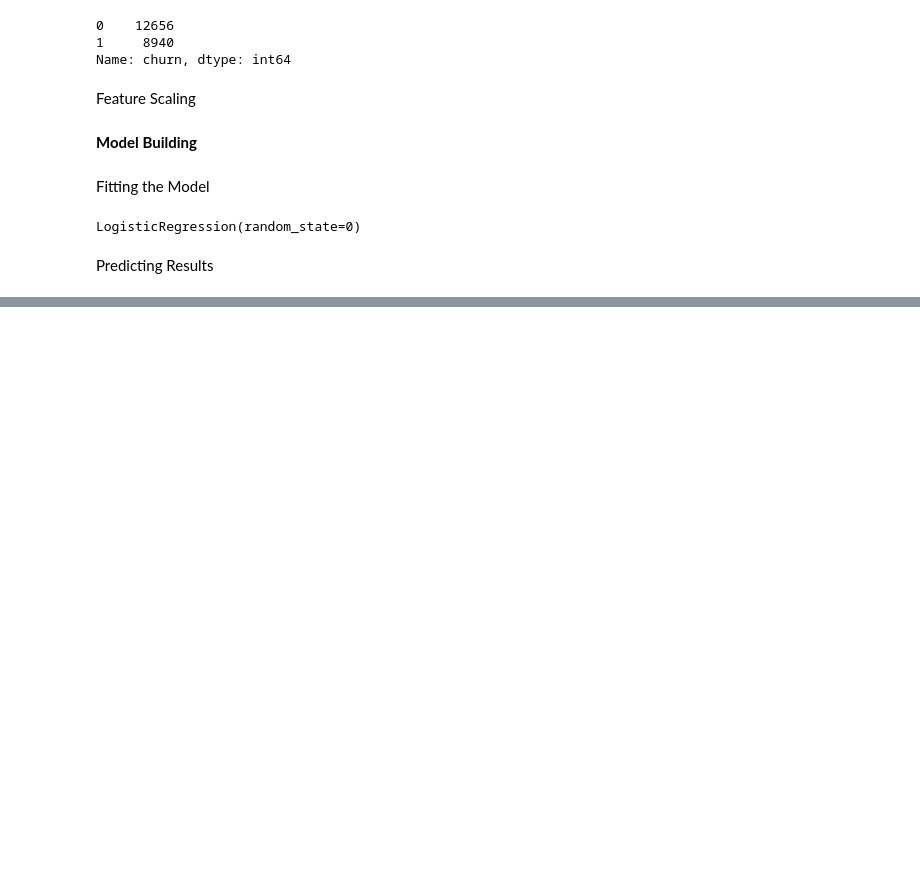
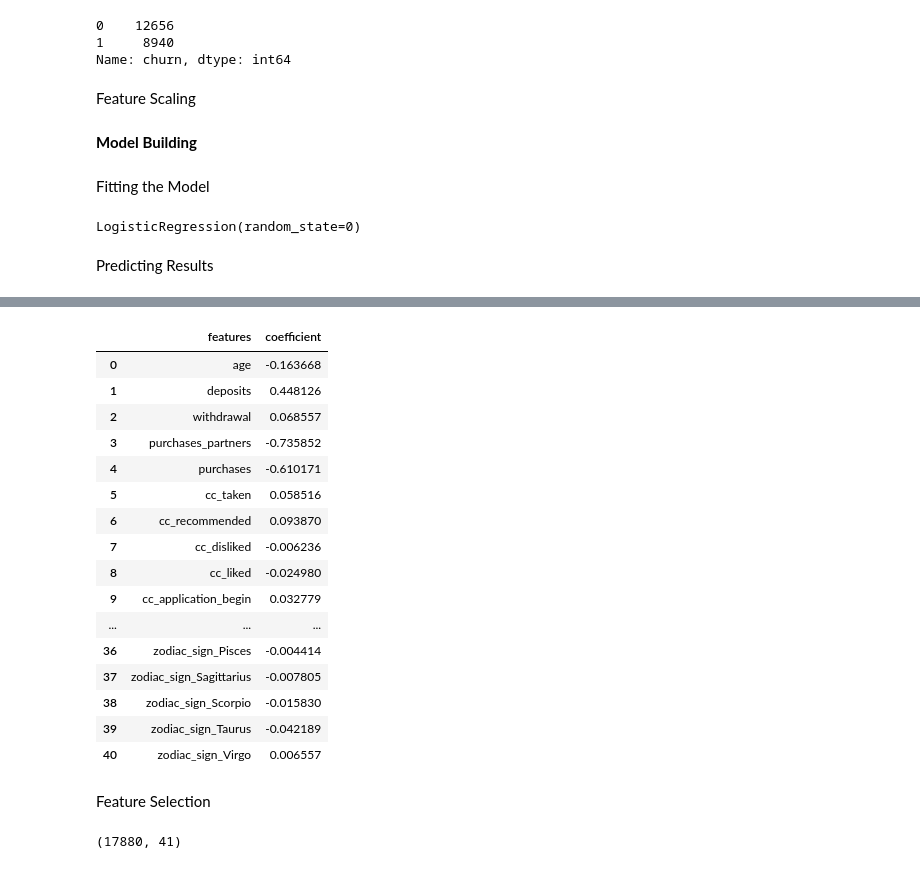
Before and after one commit to Devansh-Gupta-Official/minimizing-churn-subscription, a Jupyter notebook: minimizing_churn.ipynb, the cells around one changed output, grey strips where cells are left out. Cells and saved outputs as stored; diff of their text form; code cells hidden in the pictures; blank space fills up the shorter version.

```diff
--- a/minimizing_churn.ipynb
+++ b/minimizing_churn.ipynb
@@ -363,0 +408,22 @@ y_pred = classifier.predict(X_test)
+# %%
+pd.concat([pd.DataFrame(X_train.columns, columns=['features']),pd.DataFrame(np.transpose(classifier.coef_), columns=['coefficient'])], axis=1)
+# %% [output]
+|  | features | coefficient |
+| 0 | age | -0.163668 |
+| 1 | deposits | 0.448126 |
+| 2 | withdrawal | 0.068557 |
+| 3 | purchases_partners | -0.735852 |
+| 4 | purchases | -0.610171 |
+| 5 | cc_taken | 0.058516 |
+| 6 | cc_recommended | 0.093870 |
+| 7 | cc_disliked | -0.006236 |
+| 8 | cc_liked | -0.024980 |
+| 9 | cc_application_begin | 0.032779 |
+| ... | ... | ... |
+| 36 | zodiac_sign_Pisces | -0.004414 |
+| 37 | zodiac_sign_Sagittarius | -0.007805 |
+| 38 | zodiac_sign_Scorpio | -0.015830 |
+| 39 | zodiac_sign_Taurus | -0.042189 |
+| 40 | zodiac_sign_Virgo | 0.006557 |
+# %% [markdown]
+Feature Selection
@@ -363,0 +435,4 @@ y_pred = classifier.predict(X_test)
+# %%
+X_train.shape
+# %% [output]
+(17880, 41)
```
Also changed, not shown: parts of 31 cells of this notebook.
